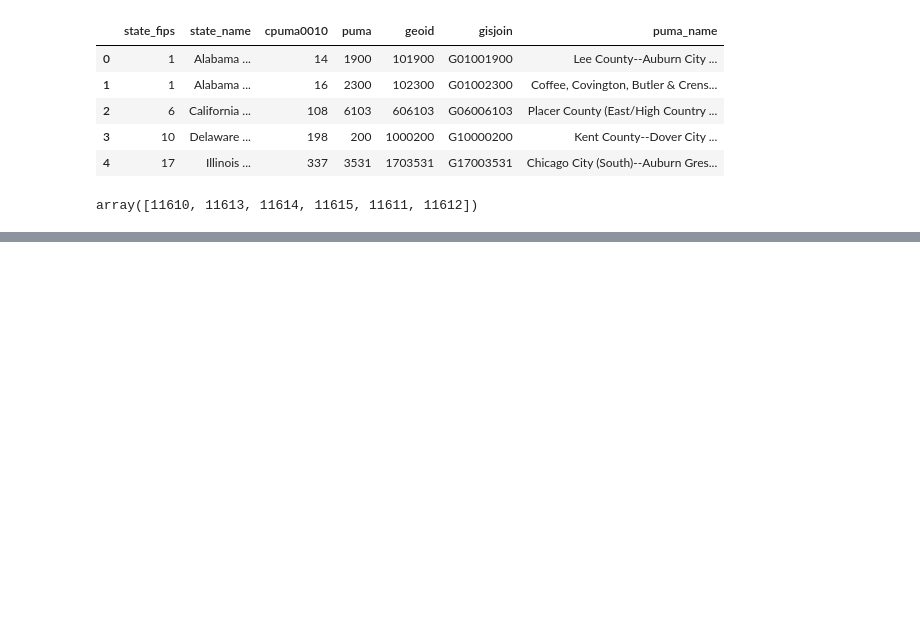
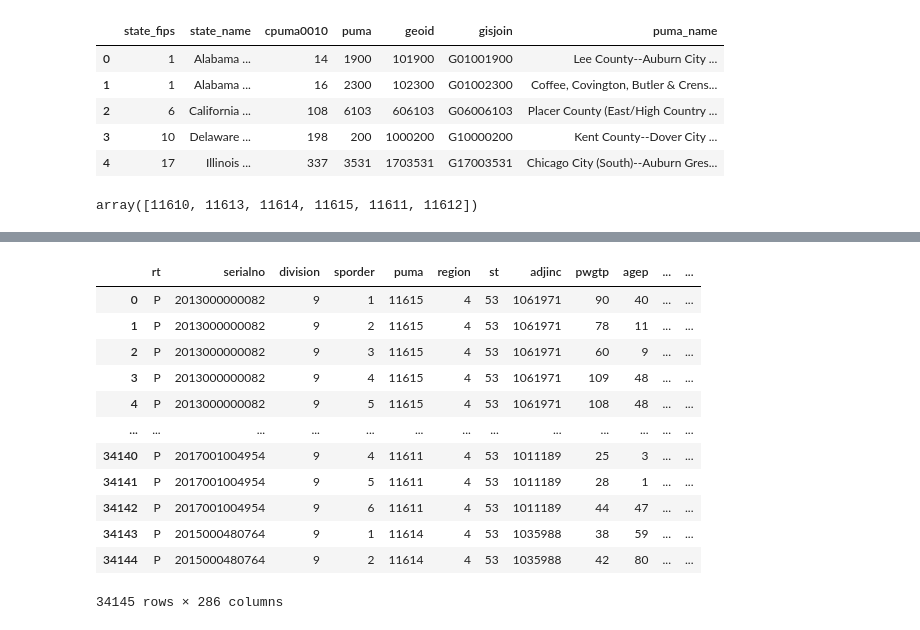
Before and after one commit to soledadmusella/opportunity_youth, a Jupyter notebook: notebooks/Untitled.ipynb, the cells around one changed output, grey strips where cells are left out. Cells and saved outputs as stored; diff of their text form; code cells hidden in the pictures; blank space fills up the shorter version.

```diff
--- a/notebooks/Untitled.ipynb
+++ b/notebooks/Untitled.ipynb
@@ -98,0 +99,16 @@ FileNotFoundError: File b'naweed2.csv' does not exist
+# %%
+df_was2
+# %% [output]
+|  | rt | serialno | division | sporder | puma | region | st | adjinc | pwgtp | agep | ... | ... |
+| 0 | P | 2013000000082 | 9 | 1 | 11615 | 4 | 53 | 1061971 | 90 | 40 | ... | ... |
+| 1 | P | 2013000000082 | 9 | 2 | 11615 | 4 | 53 | 1061971 | 78 | 11 | ... | ... |
+| 2 | P | 2013000000082 | 9 | 3 | 11615 | 4 | 53 | 1061971 | 60 | 9 | ... | ... |
+| 3 | P | 2013000000082 | 9 | 4 | 11615 | 4 | 53 | 1061971 | 109 | 48 | ... | ... |
+| 4 | P | 2013000000082 | 9 | 5 | 11615 | 4 | 53 | 1061971 | 108 | 48 | ... | ... |
+| ... | ... | ... | ... | ... | ... | ... | ... | ... | ... | ... | ... | ... |
+| 34140 | P | 2017001004954 | 9 | 4 | 11611 | 4 | 53 | 1011189 | 25 | 3 | ... | ... |
+| 34141 | P | 2017001004954 | 9 | 5 | 11611 | 4 | 53 | 1011189 | 28 | 1 | ... | ... |
+| 34142 | P | 2017001004954 | 9 | 6 | 11611 | 4 | 53 | 1011189 | 44 | 47 | ... | ... |
+| 34143 | P | 2015000480764 | 9 | 1 | 11614 | 4 | 53 | 1035988 | 38 | 59 | ... | ... |
+| 34144 | P | 2015000480764 | 9 | 2 | 11614 | 4 | 53 | 1035988 | 42 | 80 | ... | ... |
+34145 rows × 286 columns
```
Also changed, not shown: parts of 4 cells of this notebook, 11 other files.
